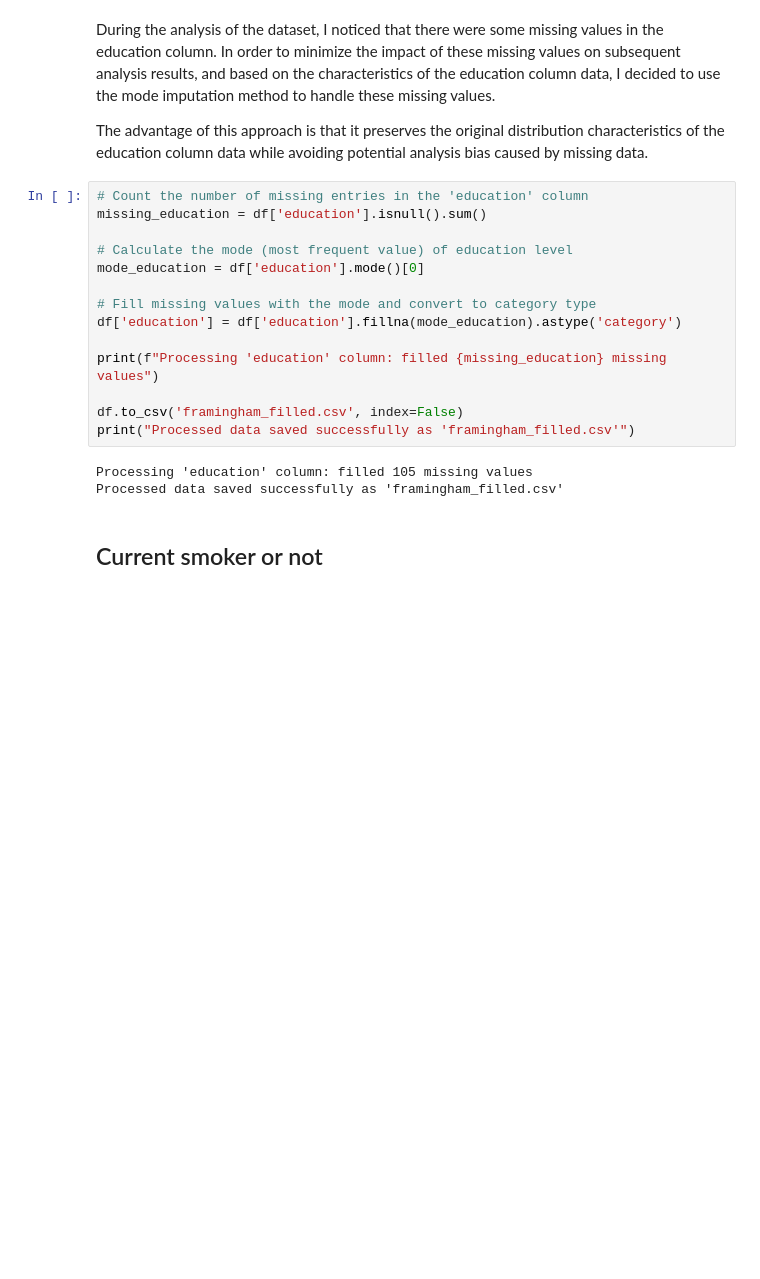
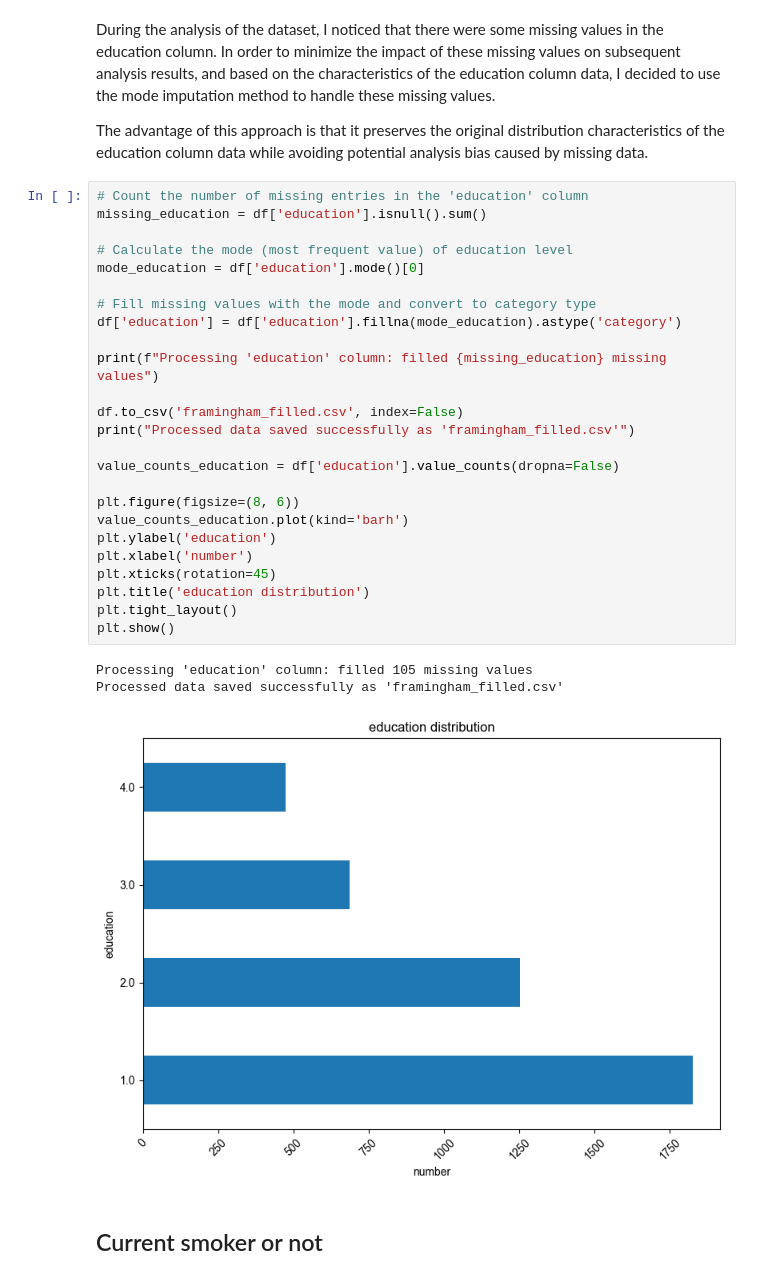
Before and after one commit to xuyihaowwa123/CHD_data_analysis2, a Jupyter notebook: CHD_data_analysis.ipynb, the cells around one changed output. Cells and saved outputs as stored; diff of their text form; blank space fills up the shorter version.

```diff
--- a/CHD_data_analysis.ipynb
+++ b/CHD_data_analysis.ipynb
@@ -131,20 +131,32 @@ During the analysis of the dataset, I noticed that there were some missing value
 # %%
 # Count the number of missing entries in the 'education' column
 missing_education = df['education'].isnull().sum()
 
 # Calculate the mode (most frequent value) of education level
 mode_education = df['education'].mode()[0]
 
 # Fill missing values with the mode and convert to category type
 df['education'] = df['education'].fillna(mode_education).astype('category')
 
 print(f"Processing 'education' column: filled {missing_education} missing values")
 
 df.to_csv('framingham_filled.csv', index=False)
 print("Processed data saved successfully as 'framingham_filled.csv'")
+
+value_counts_education = df['education'].value_counts(dropna=False)
+
+plt.figure(figsize=(8, 6))
+value_counts_education.plot(kind='barh')
+plt.ylabel('education')
+plt.xlabel('number')
+plt.xticks(rotation=45)
+plt.title('education distribution')
+plt.tight_layout()
+plt.show()
 # %% [output]
 Processing 'education' column: filled 105 missing values
 Processed data saved successfully as 'framingham_filled.csv'
+[figure, added]
 # %% [markdown]
 ## Current smoker or not
 # %%
```
